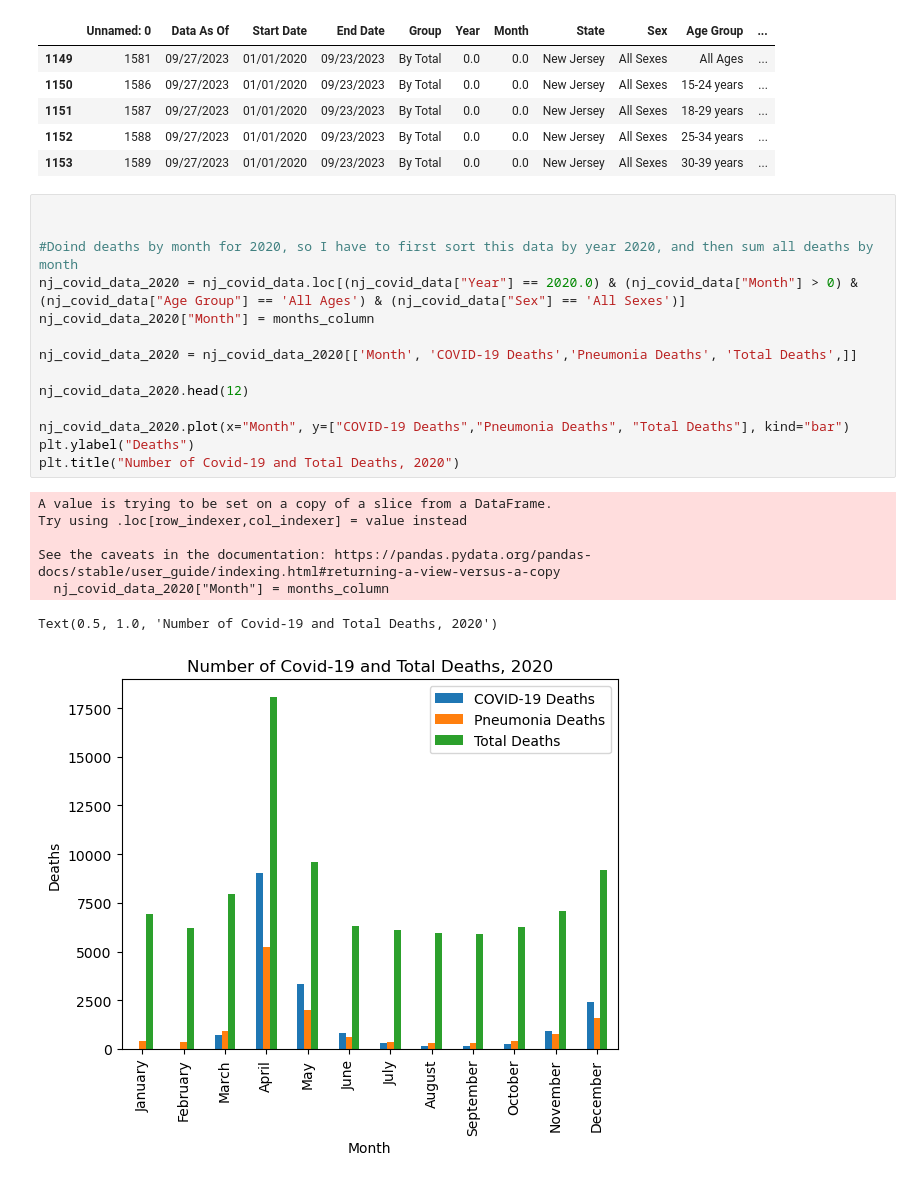
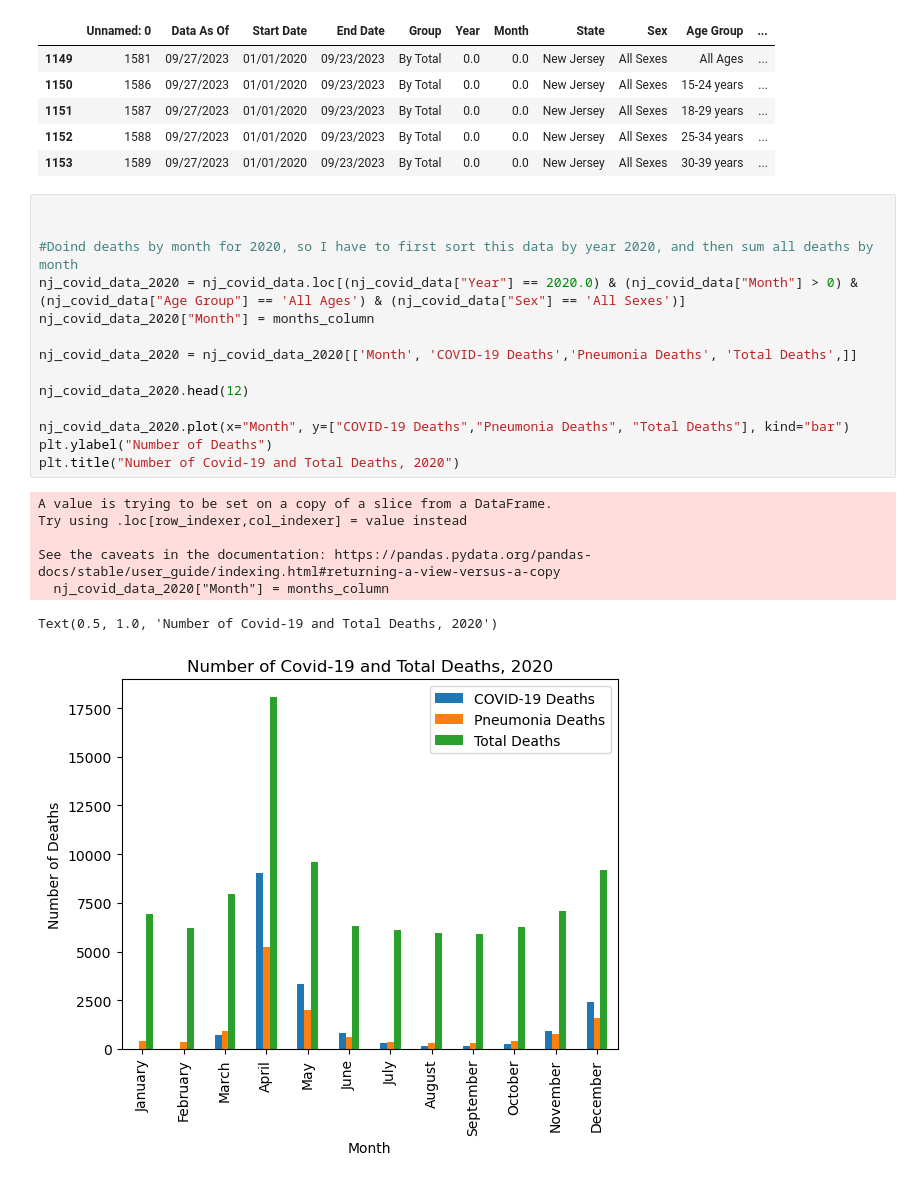
Before and after one commit to JTurk17/Team4_Project1, a Jupyter notebook: Project_1_Code.ipynb, the cells around one changed output. Drawn from its saved outputs; the diff is of its cells as text.

```diff
--- a/Project_1_Code.ipynb
+++ b/Project_1_Code.ipynb
@@ -43,25 +43,25 @@ nj_covid_data.head()
 # %%
 
 
 #Doind deaths by month for 2020, so I have to first sort this data by year 2020, and then sum all deaths by month
 nj_covid_data_2020 = nj_covid_data.loc[(nj_covid_data["Year"] == 2020.0) & (nj_covid_data["Month"] > 0) & (nj_covid_data["Age Group"] == 'All Ages') & (nj_covid_data["Sex"] == 'All Sexes')]
 nj_covid_data_2020["Month"] = months_column
 
 nj_covid_data_2020 = nj_covid_data_2020[['Month', 'COVID-19 Deaths','Pneumonia Deaths', 'Total Deaths',]]
 
 nj_covid_data_2020.head(12)
 
 nj_covid_data_2020.plot(x="Month", y=["COVID-19 Deaths","Pneumonia Deaths", "Total Deaths"], kind="bar")
-plt.ylabel("Deaths")
+plt.ylabel("Number of Deaths")
 plt.title("Number of Covid-19 and Total Deaths, 2020")
 # %% [output]
 A value is trying to be set on a copy of a slice from a DataFrame.
 Try using .loc[row_indexer,col_indexer] = value instead
 
 See the caveats in the documentation: https://pandas.pydata.org/pandas-docs/stable/user_guide/indexing.html#returning-a-view-versus-a-copy
   nj_covid_data_2020["Month"] = months_column
 Text(0.5, 1.0, 'Number of Covid-19 and Total Deaths, 2020')
-[figure, old version]
+[figure, new version]
 # %%
 #Doing deaths by month for 2021, so I have to first sort this data by year 2021, and then sum all deaths by month
 
```
Also changed, not shown: parts of 2 cells of this notebook.
